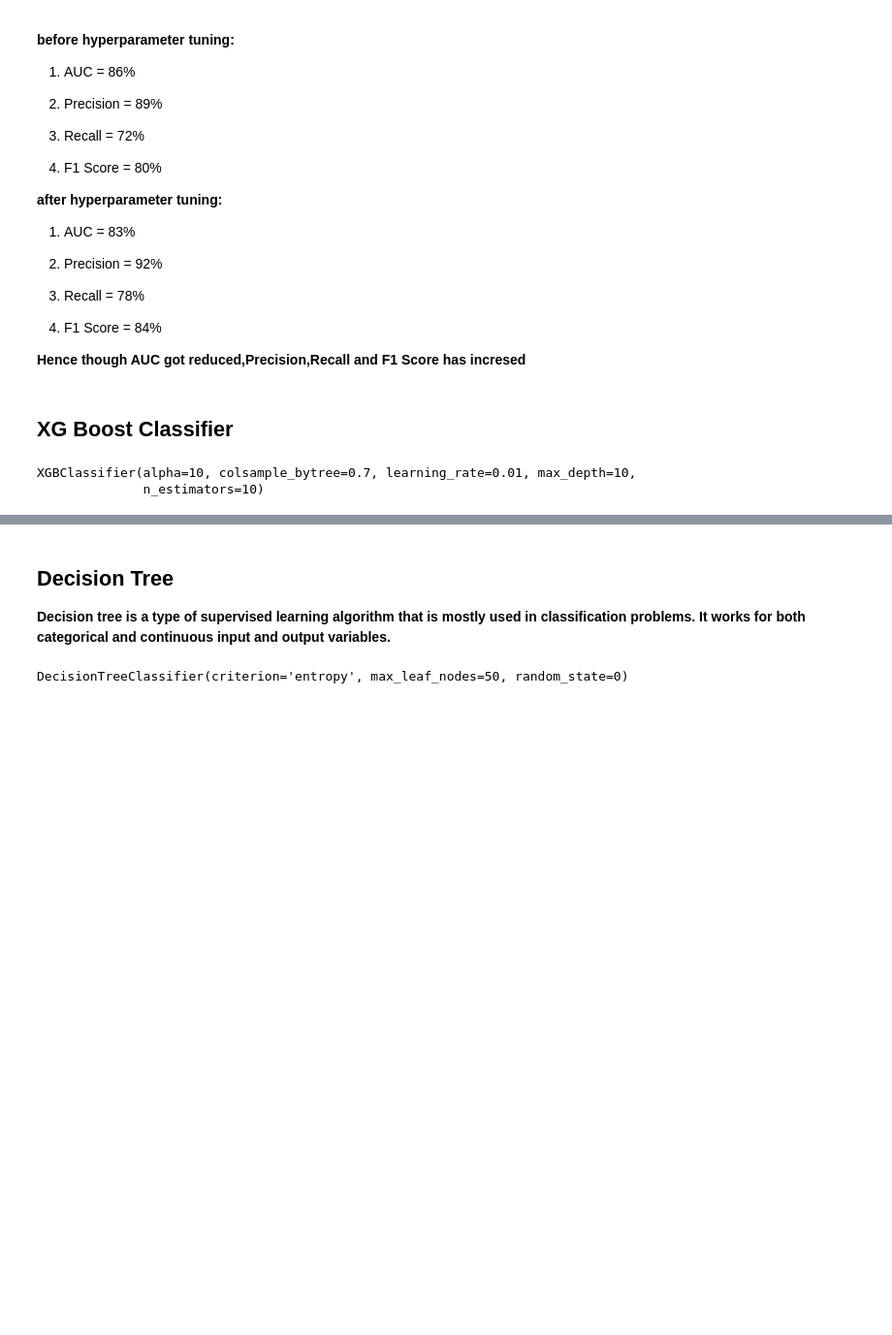
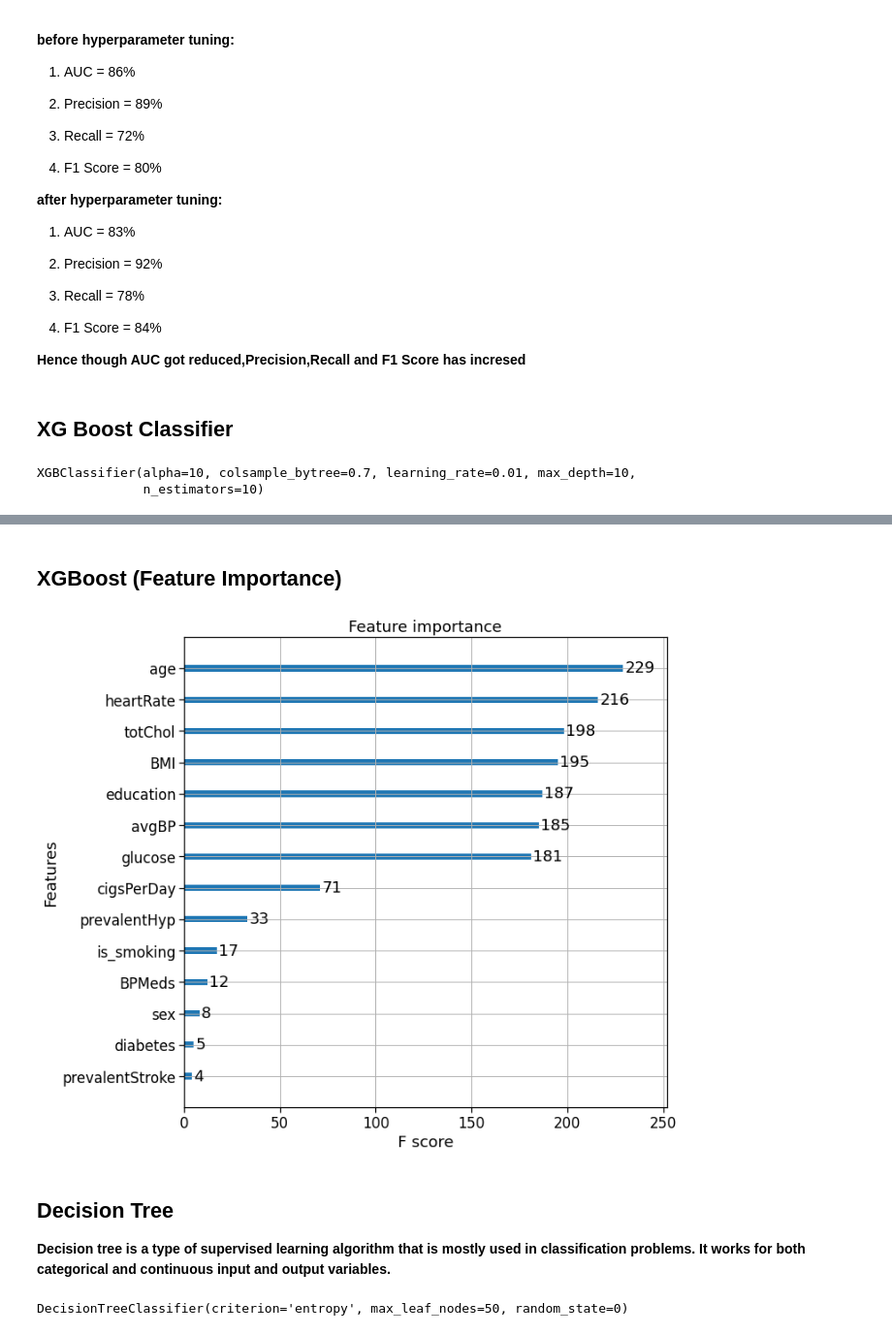
Before and after one commit to praveenbejo95/Cardiovascular-Risk-Prediction-ML-Classification-project, a Jupyter notebook: cardiovascular_Risk_prediction(Pravin_notebook).ipynb, the cells around one changed output, grey strips where cells are left out. Shown at 97% size. Cells and saved outputs as stored; diff of their text form; code cells hidden in the pictures; blank space fills up the shorter version.

```diff
--- a/cardiovascular_Risk_prediction(Pravin_notebook).ipynb
+++ b/cardiovascular_Risk_prediction(Pravin_notebook).ipynb
@@ -1148,3 +1148,14 @@ F1 Score : 0.9459616502033701
+# %% [markdown]
+## **XGBoost (Feature Importance)**
+# %%
+feature_names = list(df.columns)
+feature_names.remove('TenYearCHD')
+xg_cla.get_booster().feature_names = feature_names
+ax = xgb.plot_importance(xg_cla)
+ax.figure.set_size_inches(10, 10)
+plt.show()
+# %% [output]
+[figure, added]
 # %% [markdown]
 ## **Decision Tree**
 
```
Also changed, not shown: parts of 41 cells of this notebook.
